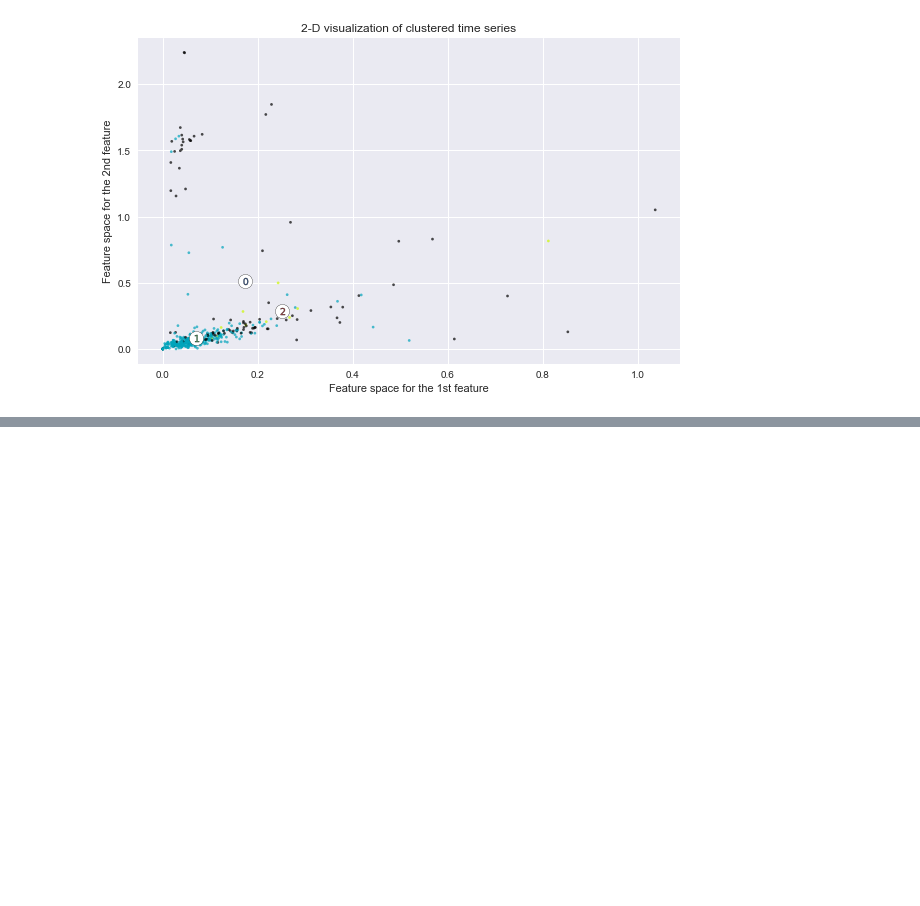
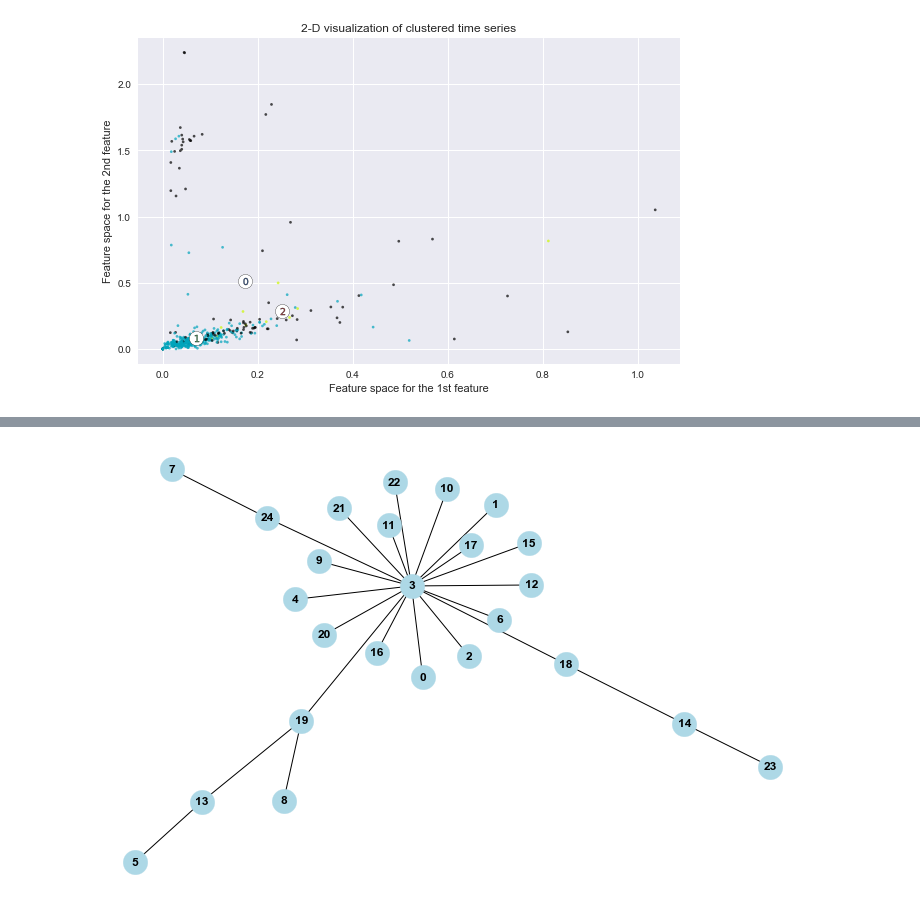
Before and after one commit to edxu96/elec_consumption, a Jupyter notebook: 00_cluster.ipynb, the cells around one changed output, grey strips where cells are left out. Drawn from its saved outputs; the diff is of its cells as text; code cells hidden in the pictures; blank space fills up the shorter version.

Commit message:
MST (#58) and person corr (#59)

```diff
--- a/00_cluster.ipynb
+++ b/00_cluster.ipynb
@@ -126,0 +134,7 @@ performance.plot_silhouette_2d(
+# %%
+#hide
+tree = cluster.mst_corr(df.iloc[:, :25])
+pos = nx.spring_layout(tree)
+cluster.draw_graph(tree, pos=pos)
+# %% [output]
+[figure, added]
```
Also changed, not shown: parts of 12 cells of this notebook, 11 other files.
